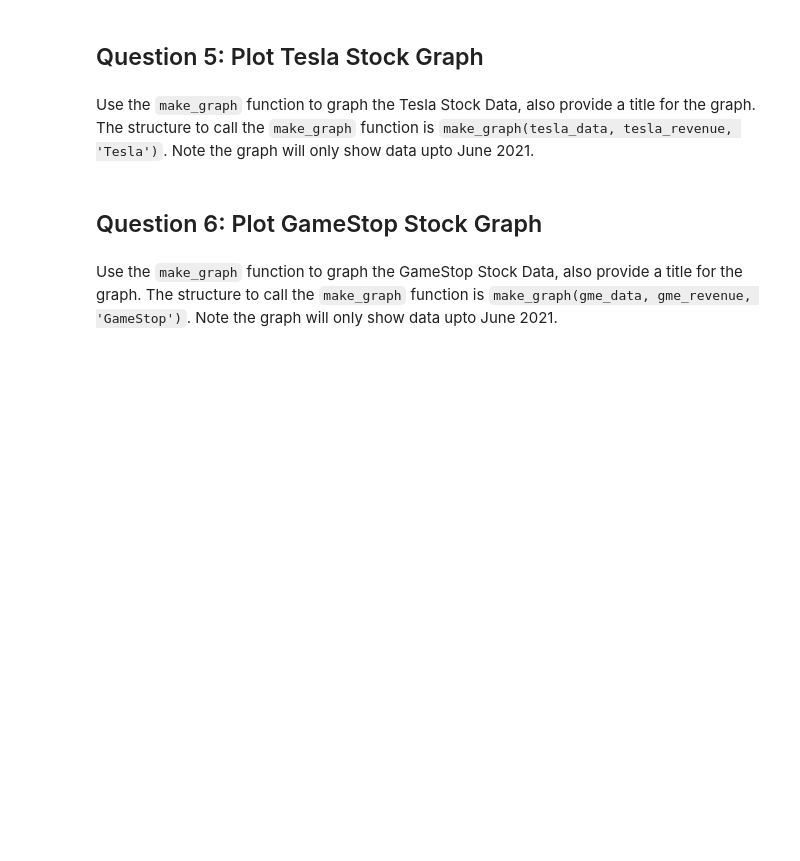
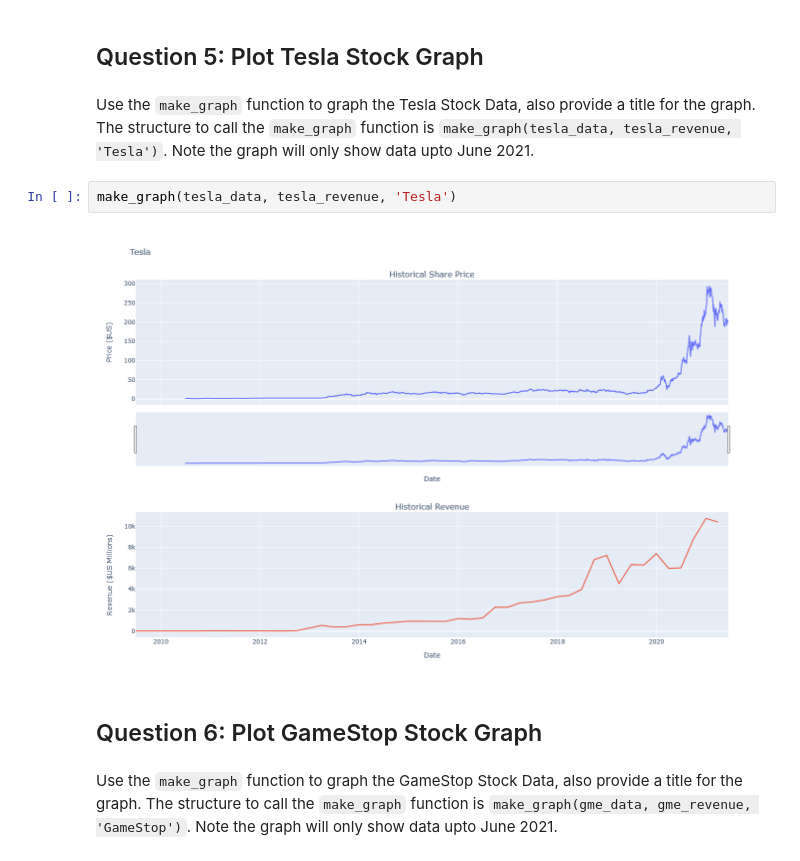
Before and after one commit to manhalabboud/StockRevenue, a Jupyter notebook: Analyzing Historical StockRevenue Data and Building a Dashboard.ipynb, the cells around one changed output. Saved outputs shown, nothing was run; the diff lists cells and outputs as text; blank space fills up the shorter version.

```diff
--- a/Analyzing Historical StockRevenue Data and Building a Dashboard.ipynb
+++ b/Analyzing Historical StockRevenue Data and Building a Dashboard.ipynb
@@ -222,6 +233,10 @@ Display the last five rows of the `gme_revenue` dataframe using the `tail` funct
 ## Question 5: Plot Tesla Stock Graph
 # %% [markdown]
 Use the `make_graph` function to graph the Tesla Stock Data, also provide a title for the graph. The structure to call the `make_graph` function is `make_graph(tesla_data, tesla_revenue, 'Tesla')`. Note the graph will only show data upto June 2021.
+# %%
+make_graph(tesla_data, tesla_revenue, 'Tesla')
+# %% [output]
+[figure, added]
 # %% [markdown]
 ## Question 6: Plot GameStop Stock Graph
 # %% [markdown]
```
Also changed, not shown: parts of 6 cells of this notebook.
